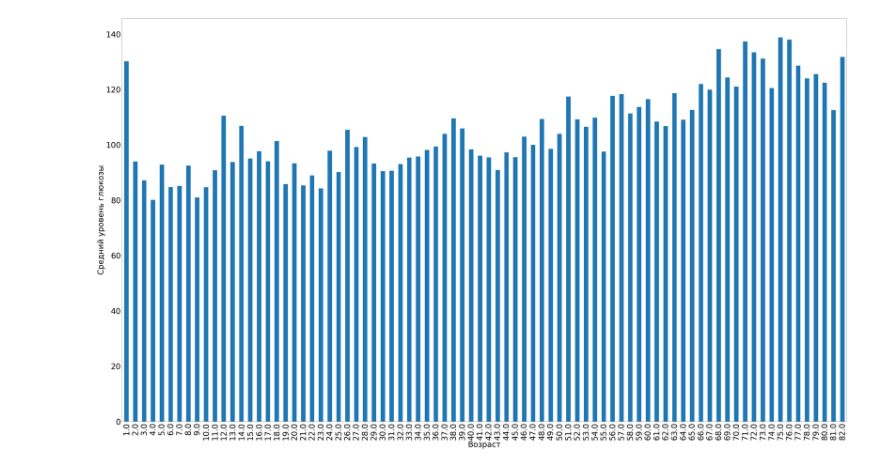
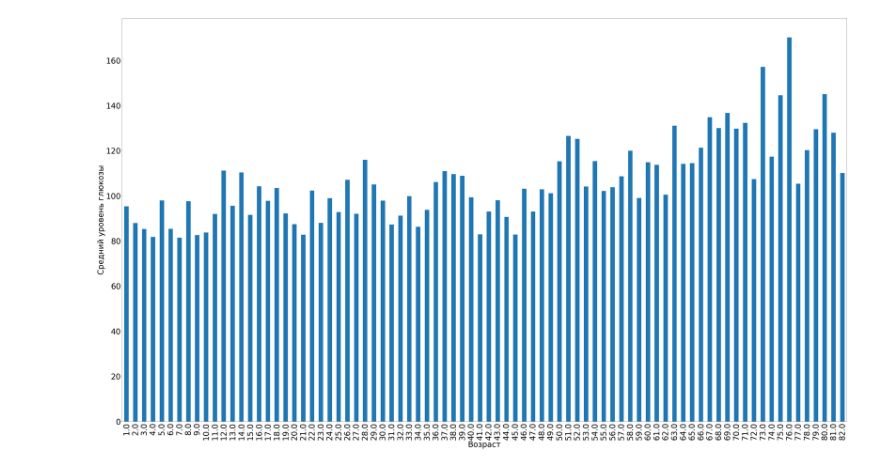
Before and after one commit to wainodu/pytHW, a Jupyter notebook: HW2.ipynb, the cells around one changed output. Saved outputs shown, nothing was run; the diff lists cells and outputs as text; code cells hidden in the pictures.

```diff
--- a/HW2.ipynb
+++ b/HW2.ipynb
@@ -23,30 +23,3 @@ for f in range(len(data)):
     if g1 // 1 != g1:
         data = data.drop([f])
         continue
-data = data.reset_index(drop=True)
-data = data.sort_values(by='age', ascending=False)
-data = data.reset_index(drop=True)
-g2 = 0
-frame = pd.DataFrame({'age': [],'avg_glucose_level': []})
-for f in range(len(data)):
-    g3 = data['age'][f]
-    if g3 != g2:
-        data1 = data.loc[data['age'] == g3]
-        j = data1["avg_glucose_level"].mean()
-        #print(j)
-        g2 = g3
-        frameone = pd.DataFrame({'age': [g3],'avg_glucose_level': [j]})
-        frame = pd.concat([frame, frameone])
-        continue
-frame = frame.reset_index(drop=True)
-frame = frame.sort_values(by='age', ascending=True)
-frame = frame.reset_index(drop=True)
-from pylab import rcParams
-rcParams['figure.figsize'] = 70,40
-bm_price_series = frame.set_index('age')['avg_glucose_level']
-bm_price_series.plot.bar(x = 'age', y= 'avg_glucose_level', fontsize=42)
-plt.ylabel('Средний уровень глюкозы', fontsize=42)
-plt.xlabel('Возраст', fontsize=42)
-plt.show()
-# %% [output]
-[figure, removed]
@@ -52,0 +28,29 @@ plt.show()
+# %%
+data1 = data.reset_index(drop=True)
+data1 = data1.loc[data1['gender'] == 'Male']
+data1 = data1.sort_values(by='age', ascending=False)
+data1 = data1.reset_index(drop=True)
+g2 = 0
+frame = pd.DataFrame({'age': [],'avg_glucose_level': []})
+for f in range(len(data1)):
+    g3 = data1['age'][f]
+    if g3 != g2:
+        data2 = data1.loc[data1['age'] == g3]
+        j = data2["avg_glucose_level"].mean()
+        #print(j)
+        g2 = g3
+        frameone = pd.DataFrame({'age': [g3],'avg_glucose_level': [j]})
+        frame = pd.concat([frame, frameone])
+        continue
+frame = frame.reset_index(drop=True)
+frame = frame.sort_values(by='age', ascending=True)
+frame = frame.reset_index(drop=True)
+from pylab import rcParams
+rcParams['figure.figsize'] = 70,40
+bm_price_series = frame.set_index('age')['avg_glucose_level']
+bm_price_series.plot.bar(x = 'age', y= 'avg_glucose_level', fontsize=42)
+plt.ylabel('Средний уровень глюкозы', fontsize=42)
+plt.xlabel('Возраст', fontsize=42)
+plt.show()
+# %% [output]
+[figure, added]
```
Also changed, not shown: parts of 15 cells of this notebook.
